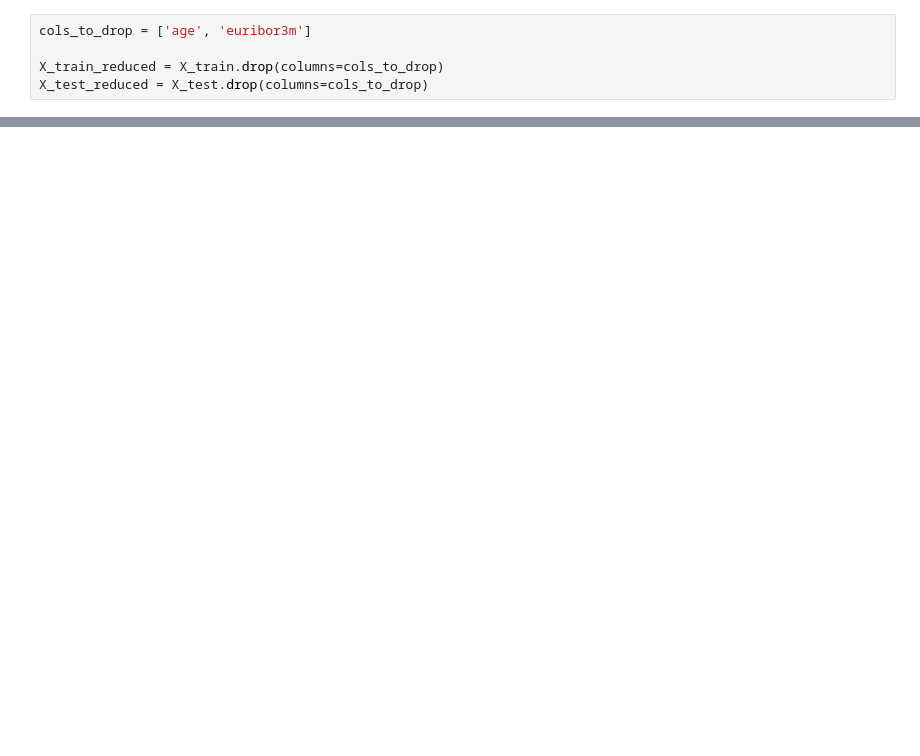
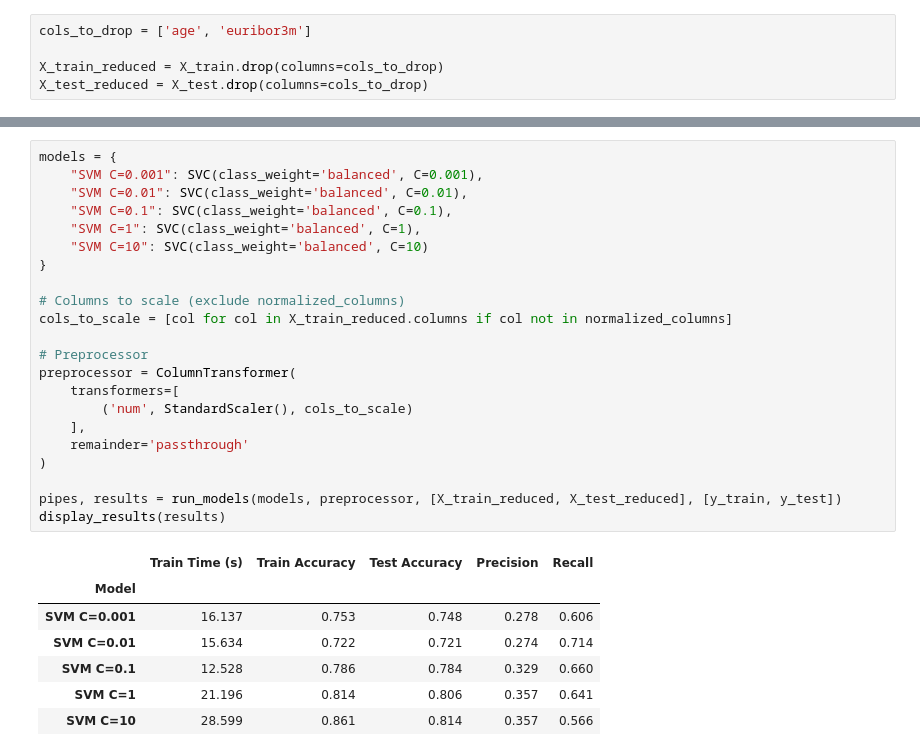
Before and after one commit to Jack-S2005/17.1-Comparing-Classifiers, a Jupyter notebook: prompt_III.ipynb, the cells around one changed output, grey strips where cells are left out. Drawn from its saved outputs; the diff is of its cells as text; blank space fills up the shorter version.

```diff
--- a/prompt_III.ipynb
+++ b/prompt_III.ipynb
@@ -507,0 +608,30 @@ display_results(results)
+# %%
+models = {
+    "SVM C=0.001": SVC(class_weight='balanced', C=0.001),
+    "SVM C=0.01": SVC(class_weight='balanced', C=0.01),
+    "SVM C=0.1": SVC(class_weight='balanced', C=0.1),
+    "SVM C=1": SVC(class_weight='balanced', C=1),
+    "SVM C=10": SVC(class_weight='balanced', C=10)
+}
+
+# Columns to scale (exclude normalized_columns)
+cols_to_scale = [col for col in X_train_reduced.columns if col not in normalized_columns]
+
+# Preprocessor
+preprocessor = ColumnTransformer(
+    transformers=[
+        ('num', StandardScaler(), cols_to_scale)
+    ],
+    remainder='passthrough'
+)
+
+pipes, results = run_models(models, preprocessor, [X_train_reduced, X_test_reduced], [y_train, y_test])
+display_results(results)
+# %% [output]
+|  | Train Time (s) | Train Accuracy | Test Accuracy | Precision | Recall |
+| Model |  |  |  |  |  |
+| SVM C=0.001 | 16.137 | 0.753 | 0.748 | 0.278 | 0.606 |
+| SVM C=0.01 | 15.634 | 0.722 | 0.721 | 0.274 | 0.714 |
+| SVM C=0.1 | 12.528 | 0.786 | 0.784 | 0.329 | 0.660 |
+| SVM C=1 | 21.196 | 0.814 | 0.806 | 0.357 | 0.641 |
+| SVM C=10 | 28.599 | 0.861 | 0.814 | 0.357 | 0.566 |
```
Also changed, not shown: parts of 18 cells of this notebook.
